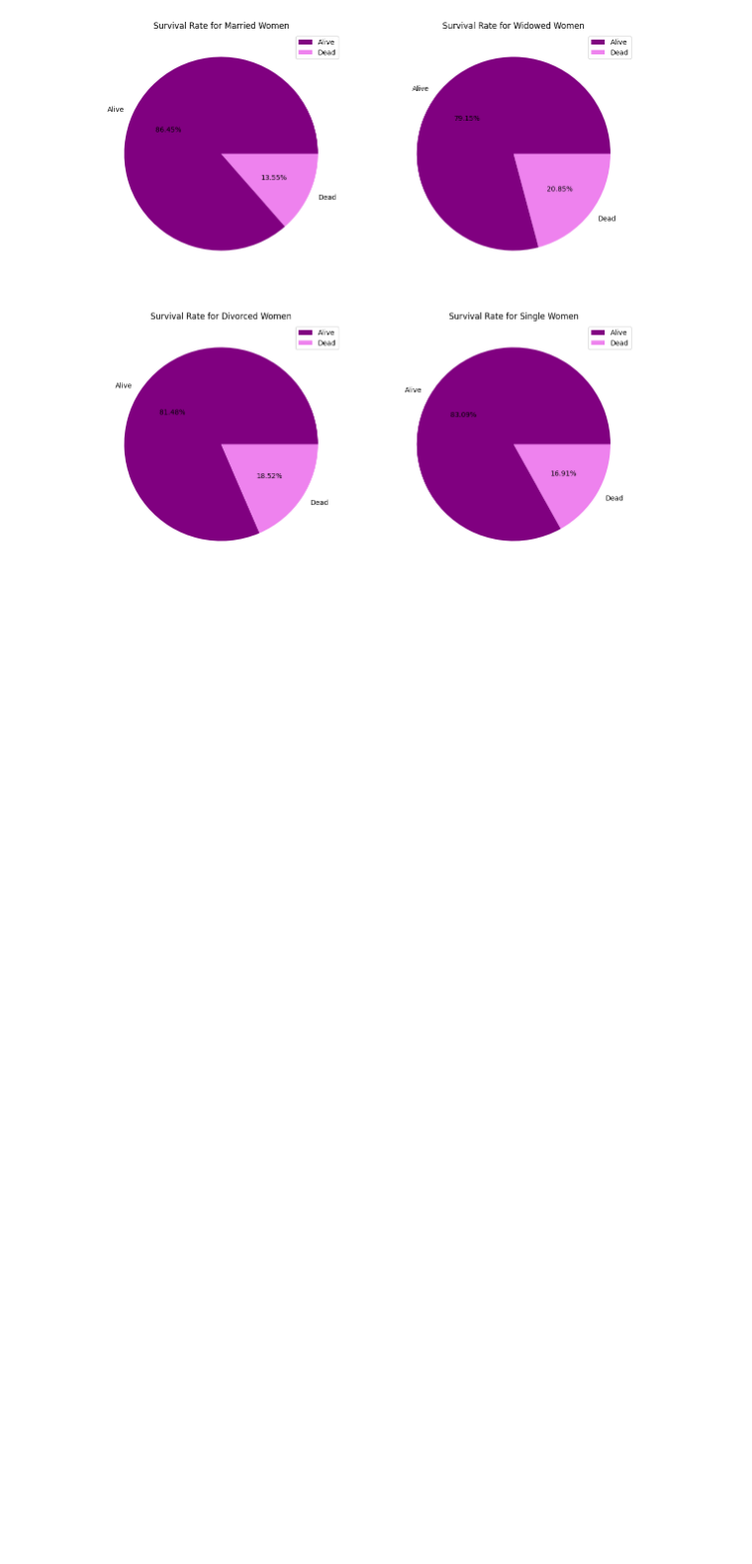
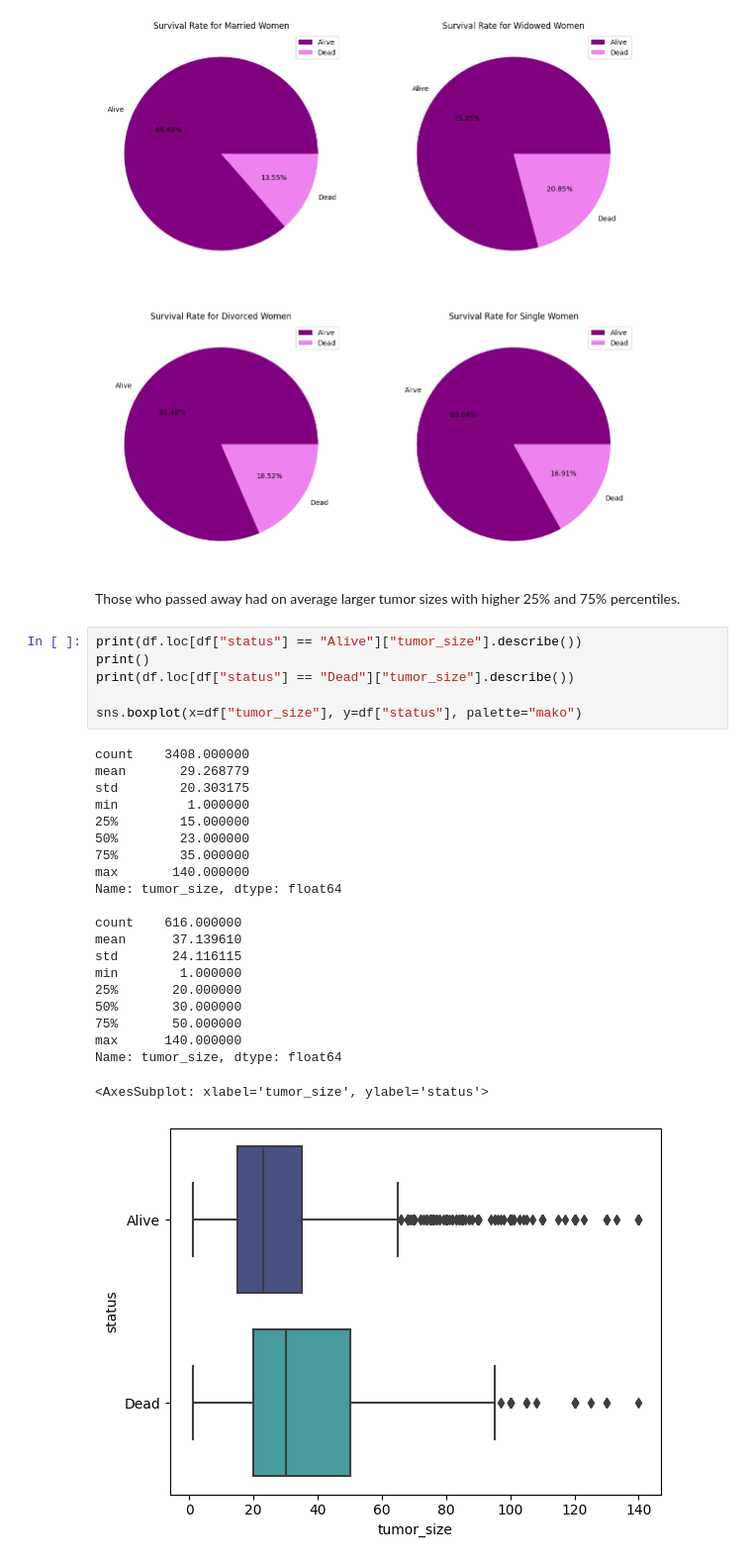
Before and after one commit to Chris-Vuong/breast-cancer, a Jupyter notebook: breast-cancer-analysis.ipynb, the cells around one changed output. Shown: that part at 99% size. Cells and saved outputs as stored; diff of their text form; blank space fills up the shorter version.

Commit message:
added tumor size plot and analysis

```diff
--- a/breast-cancer-analysis.ipynb
+++ b/breast-cancer-analysis.ipynb
@@ -226,3 +226,33 @@ df_single.plot.pie(
 plt.show()
 # %% [output]
 [figure]
+# %% [markdown]
+Those who passed away had on average larger tumor sizes with higher 25% and 75% percentiles.
+# %%
+print(df.loc[df["status"] == "Alive"]["tumor_size"].describe())
+print()
+print(df.loc[df["status"] == "Dead"]["tumor_size"].describe())
+
+sns.boxplot(x=df["tumor_size"], y=df["status"], palette="mako")
+# %% [output]
+count    3408.000000
+mean       29.268779
+std        20.303175
+min         1.000000
+25%        15.000000
+50%        23.000000
+75%        35.000000
+max       140.000000
+Name: tumor_size, dtype: float64
+
+count    616.000000
+mean      37.139610
+std       24.116115
+min        1.000000
+25%       20.000000
+50%       30.000000
+75%       50.000000
+max      140.000000
+Name: tumor_size, dtype: float64
+<AxesSubplot: xlabel='tumor_size', ylabel='status'>
+[figure, added]
```
